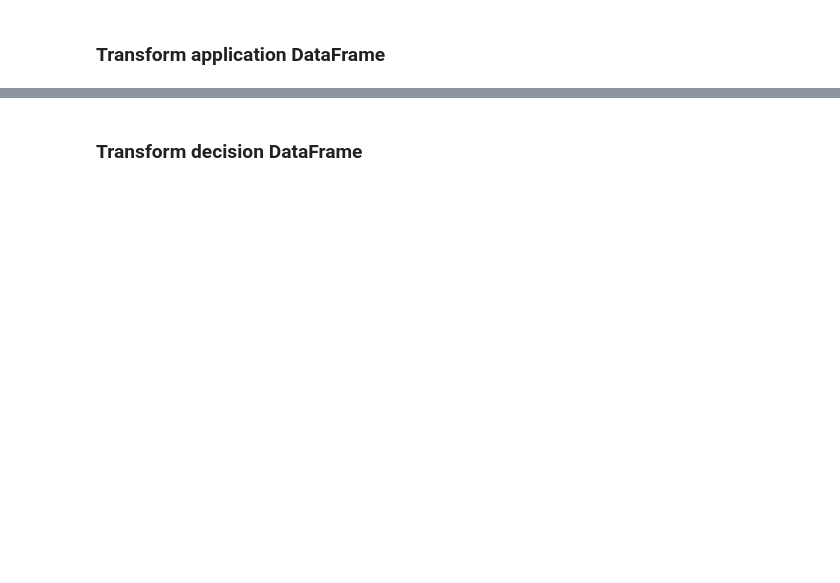
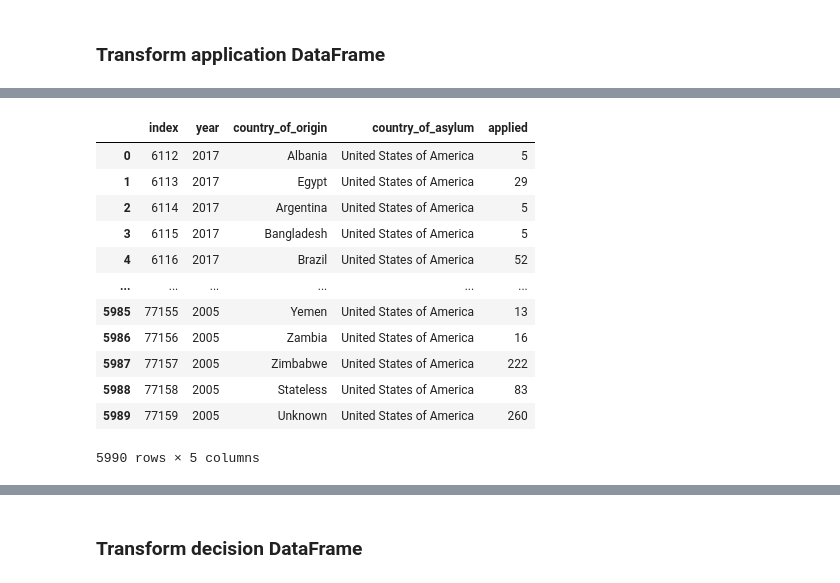
Before and after one commit to bradleyp18/ETL_Asylum, a Jupyter notebook: asylum_etl-checkpoint.ipynb, the cells around one changed output, grey strips where cells are left out. Saved outputs shown, nothing was run; the diff lists cells and outputs as text; code cells hidden in the pictures; blank space fills up the shorter version.

```diff
--- a/asylum_etl-checkpoint.ipynb
+++ b/asylum_etl-checkpoint.ipynb
@@ -33,6 +66,20 @@ new_application_transformed_df.head()
 # %%
 us_application_df = new_application_transformed_df.loc[new_application_transformed_df["country_of_asylum"] == "United States of America"]
-
-us_application_df.reset_index(drop=True)
+us_application_df.groupby(['year'])
+us_application_df.reset_index(drop=False)
+# %% [output]
+|  | index | year | country_of_origin | country_of_asylum | applied |
+| 0 | 6112 | 2017 | Albania | United States of America | 5 |
+| 1 | 6113 | 2017 | Egypt | United States of America | 29 |
+| 2 | 6114 | 2017 | Argentina | United States of America | 5 |
+| 3 | 6115 | 2017 | Bangladesh | United States of America | 5 |
+| 4 | 6116 | 2017 | Brazil | United States of America | 52 |
+| ... | ... | ... | ... | ... | ... |
+| 5985 | 77155 | 2005 | Yemen | United States of America | 13 |
+| 5986 | 77156 | 2005 | Zambia | United States of America | 16 |
+| 5987 | 77157 | 2005 | Zimbabwe | United States of America | 222 |
+| 5988 | 77158 | 2005 | Stateless | United States of America | 83 |
+| 5989 | 77159 | 2005 | Unknown | United States of America | 260 |
+5990 rows × 5 columns
 # %%
 us_application_df["country_of_origin"].value_counts()
```
Also changed, not shown: parts of 23 cells of this notebook, 1 other file.
